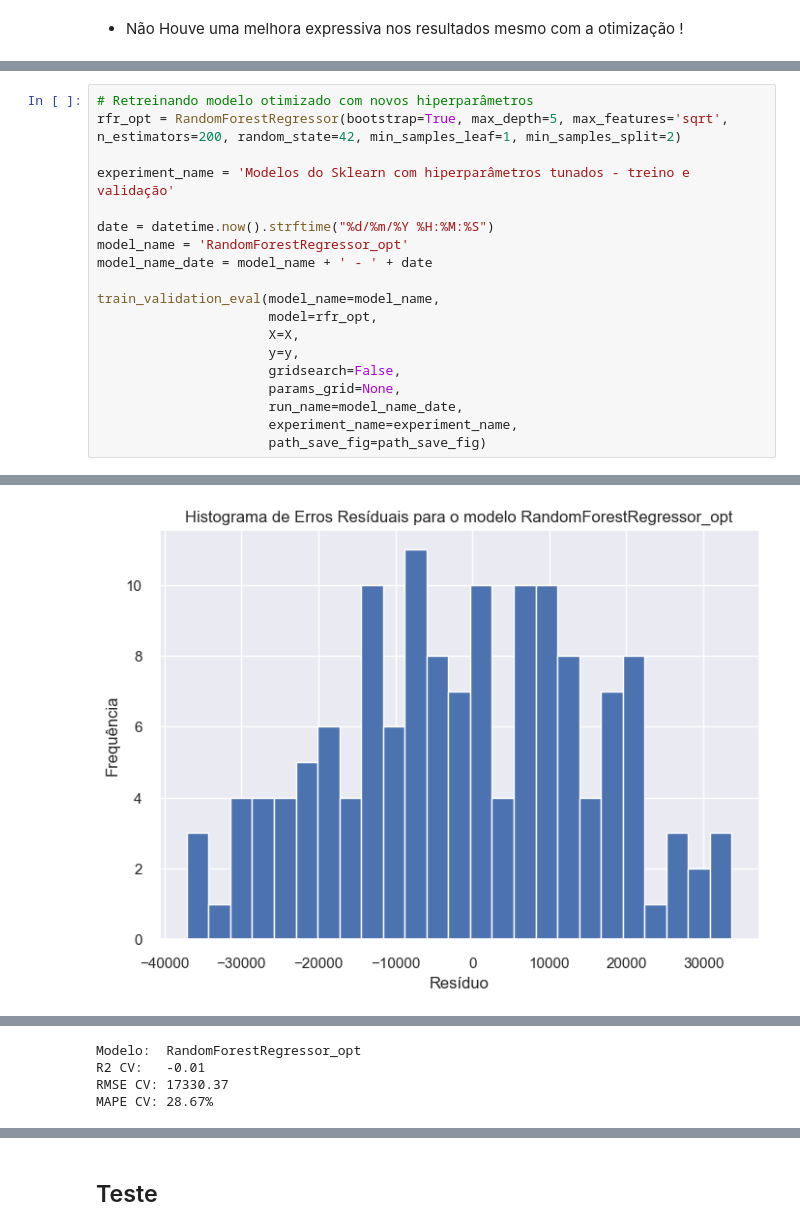
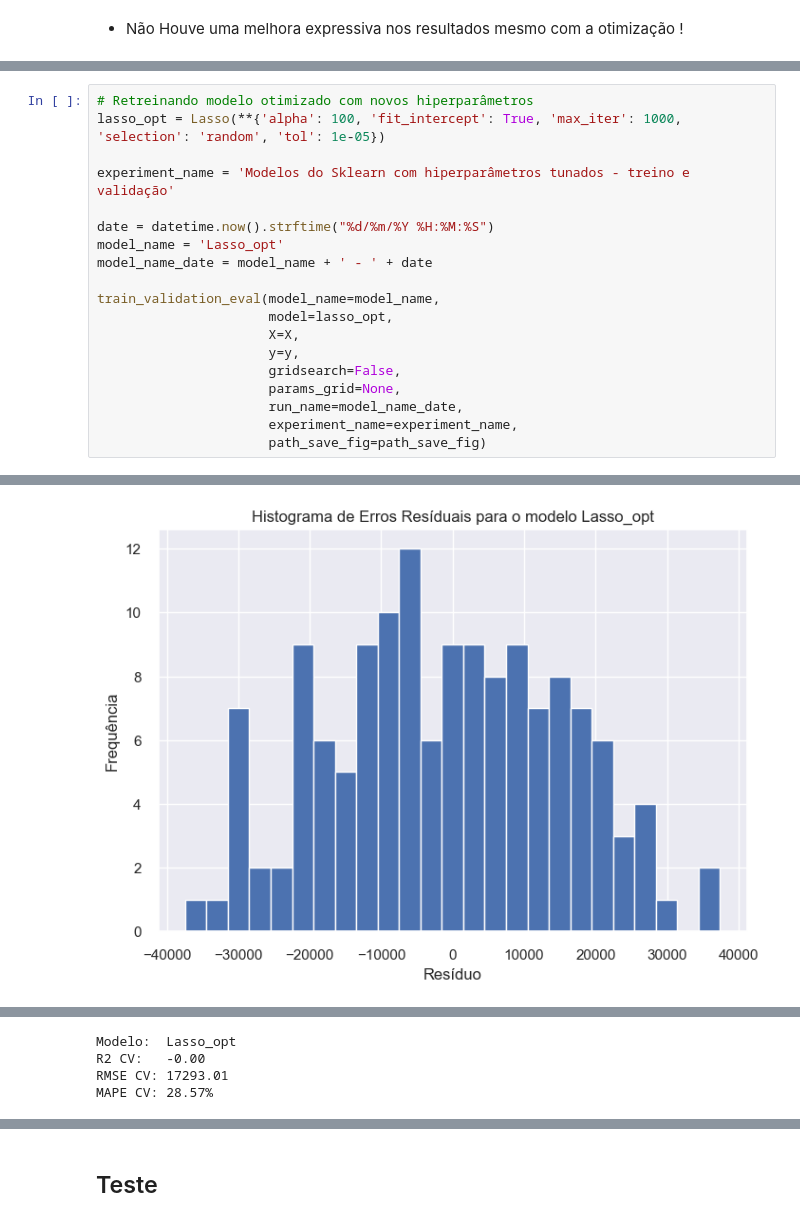
Before and after one commit to Eric-Oliveira-ds/Supermarket-store-sales-prediction, a Jupyter notebook: notebooks/Supermarket Store Sales Prediction.ipynb, the cells around one changed output, grey strips where cells are left out. Drawn from its saved outputs; the diff is of its cells as text.

```diff
--- a/notebooks/Supermarket Store Sales Prediction.ipynb
+++ b/notebooks/Supermarket Store Sales Prediction.ipynb
@@ -757,15 +760,15 @@ Melhor modelo: RandomForestRegressor(max_depth=5, max_features='sqrt', n_estimat
 # %%
 # Retreinando modelo otimizado com novos hiperparâmetros
-rfr_opt = RandomForestRegressor(bootstrap=True, max_depth=5, max_features='sqrt', n_estimators=200, random_state=42, min_samples_leaf=1, min_samples_split=2)
+lasso_opt = Lasso(**{'alpha': 100, 'fit_intercept': True, 'max_iter': 1000, 'selection': 'random', 'tol': 1e-05})
 
 experiment_name = 'Modelos do Sklearn com hiperparâmetros tunados - treino e validação'
 
 date = datetime.now().strftime("%d/%m/%Y %H:%M:%S")
-model_name = 'RandomForestRegressor_opt'
+model_name = 'Lasso_opt'
 model_name_date = model_name + ' - ' + date
 
 train_validation_eval(model_name=model_name,
-                      model=rfr_opt,
+                      model=lasso_opt,
                       X=X,
                       y=y,
                       gridsearch=False,
@@ -795 +798 @@ train_validation_eval(model_name=model_name,
-[figure, old version]
+[figure, new version]
@@ -797,4 +800,4 @@ train_validation_eval(model_name=model_name,
-Modelo:  RandomForestRegressor_opt
-R2 CV:   -0.01
-RMSE CV: 17330.37
-MAPE CV: 28.67%
+Modelo:  Lasso_opt
+R2 CV:   -0.00
+RMSE CV: 17293.01
+MAPE CV: 28.57%
```
Also changed, not shown: parts of 32 cells of this notebook.
